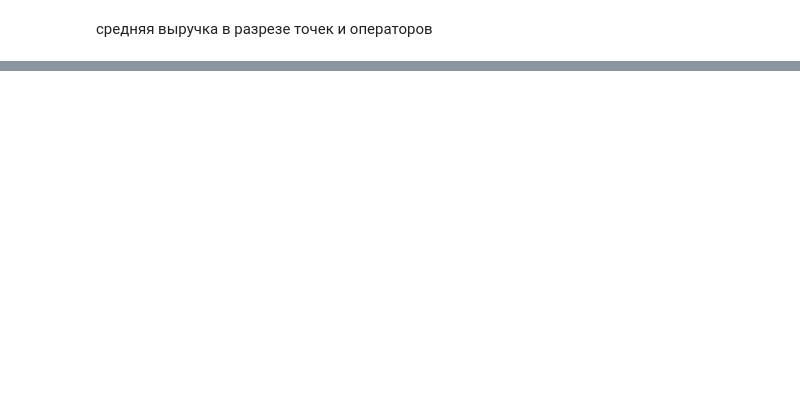
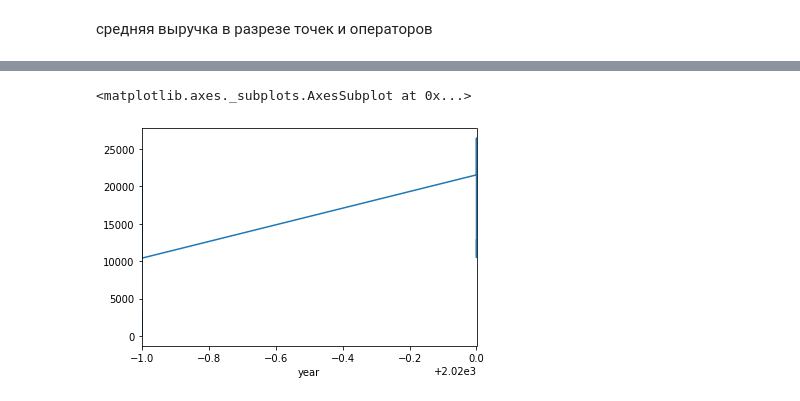
Before and after one commit to GusevMihail/shooting_gallery_analytics, a Jupyter notebook: tests.ipynb, the cells around one changed output, grey strips where cells are left out. Saved outputs shown, nothing was run; the diff lists cells and outputs as text; code cells hidden in the pictures; blank space fills up the shorter version.

```diff
--- a/tests.ipynb
+++ b/tests.ipynb
@@ -84,0 +206,5 @@ df.groupby(['store', 'm_user'])['income'].mean()
+# %%
+df.set_index('year').income.plot()
+# %% [output]
+<matplotlib.axes._subplots.AxesSubplot at 0x...>
+[figure, added]
```
Also changed, not shown: parts of 33 cells of this notebook, 1 other file.
